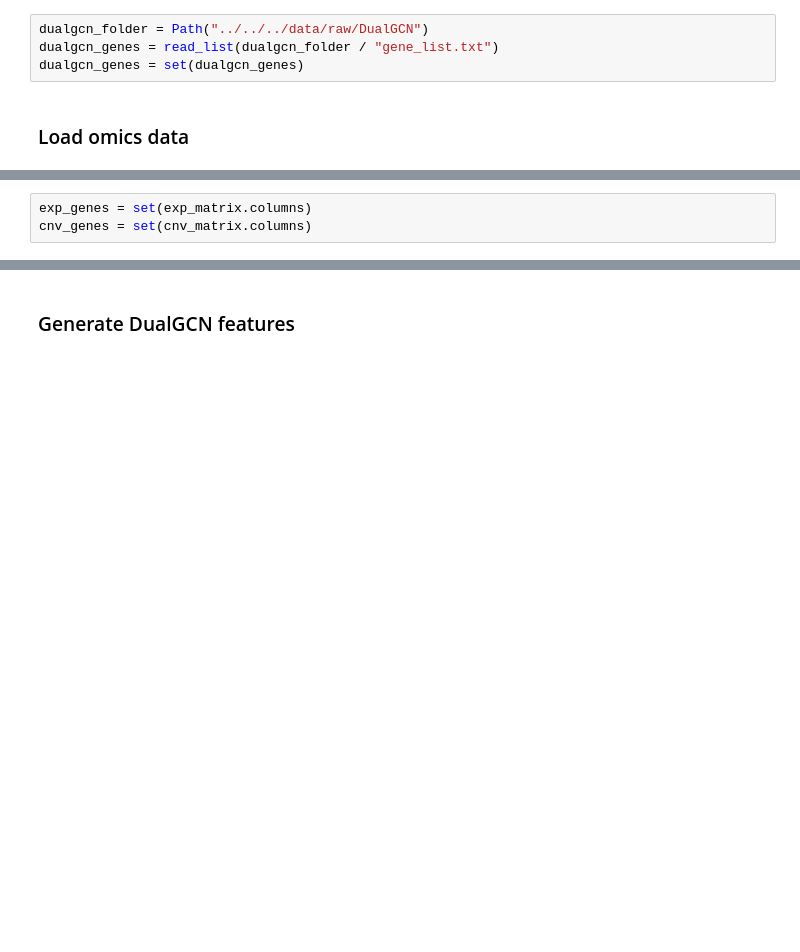
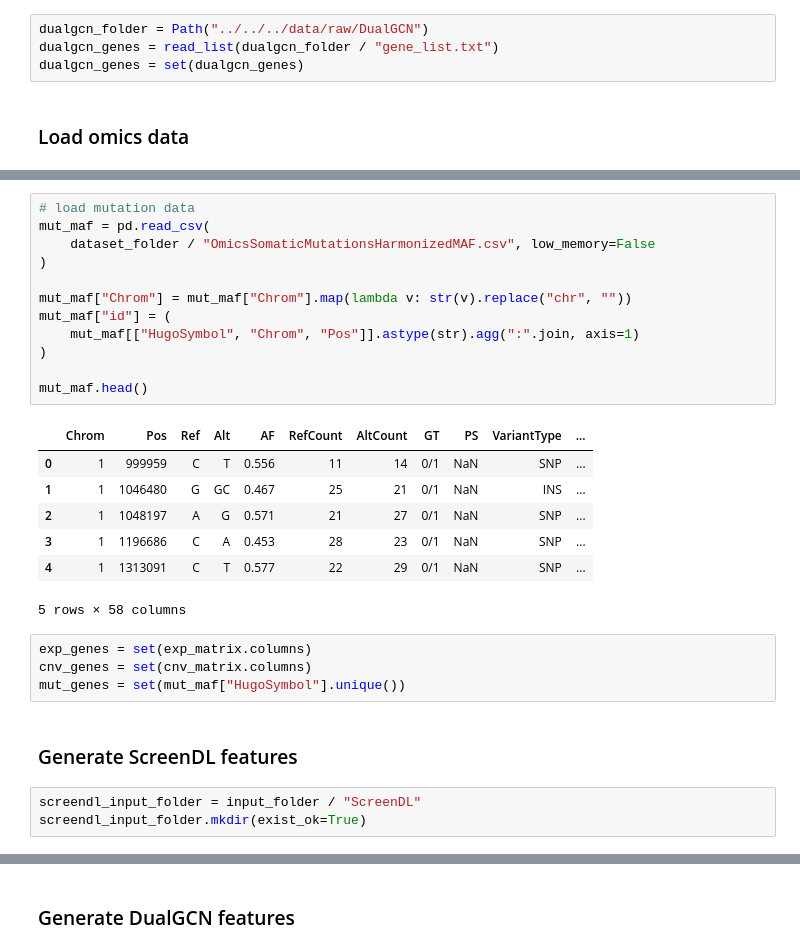
Before and after one commit to csederman/cdrpy, a Jupyter notebook: notebooks/datasets/GDSCDepMap/04_prepare_cell_inputs.ipynb, the cells around one changed output, grey strips where cells are left out. Cells and saved outputs as stored; diff of their text form; blank space fills up the shorter version.

```diff
--- a/notebooks/datasets/GDSCDepMap/04_prepare_cell_inputs.ipynb
+++ b/notebooks/datasets/GDSCDepMap/04_prepare_cell_inputs.ipynb
@@ -59,3 +77,29 @@ cnv_matrix.head()
+# %%
+# load mutation data
+mut_maf = pd.read_csv(
+    dataset_folder / "OmicsSomaticMutationsHarmonizedMAF.csv", low_memory=False
+)
+
+mut_maf["Chrom"] = mut_maf["Chrom"].map(lambda v: str(v).replace("chr", ""))
+mut_maf["id"] = (
+    mut_maf[["HugoSymbol", "Chrom", "Pos"]].astype(str).agg(":".join, axis=1)
+)
+
+mut_maf.head()
+# %% [output]
+|  | Chrom | Pos | Ref | Alt | AF | RefCount | AltCount | GT | PS | VariantType | ... |
+| 0 | 1 | 999959 | C | T | 0.556 | 11 | 14 | 0/1 | NaN | SNP | ... |
+| 1 | 1 | 1046480 | G | GC | 0.467 | 25 | 21 | 0/1 | NaN | INS | ... |
+| 2 | 1 | 1048197 | A | G | 0.571 | 21 | 27 | 0/1 | NaN | SNP | ... |
+| 3 | 1 | 1196686 | C | A | 0.453 | 28 | 23 | 0/1 | NaN | SNP | ... |
+| 4 | 1 | 1313091 | C | T | 0.577 | 22 | 29 | 0/1 | NaN | SNP | ... |
+5 rows × 58 columns
 # %%
 exp_genes = set(exp_matrix.columns)
 cnv_genes = set(cnv_matrix.columns)
+mut_genes = set(mut_maf["HugoSymbol"].unique())
+# %% [markdown]
+### Generate ScreenDL features
+# %%
+screendl_input_folder = input_folder / "ScreenDL"
+screendl_input_folder.mkdir(exist_ok=True)
```
Also changed, not shown: parts of 12 cells of this notebook, 30 other files.
